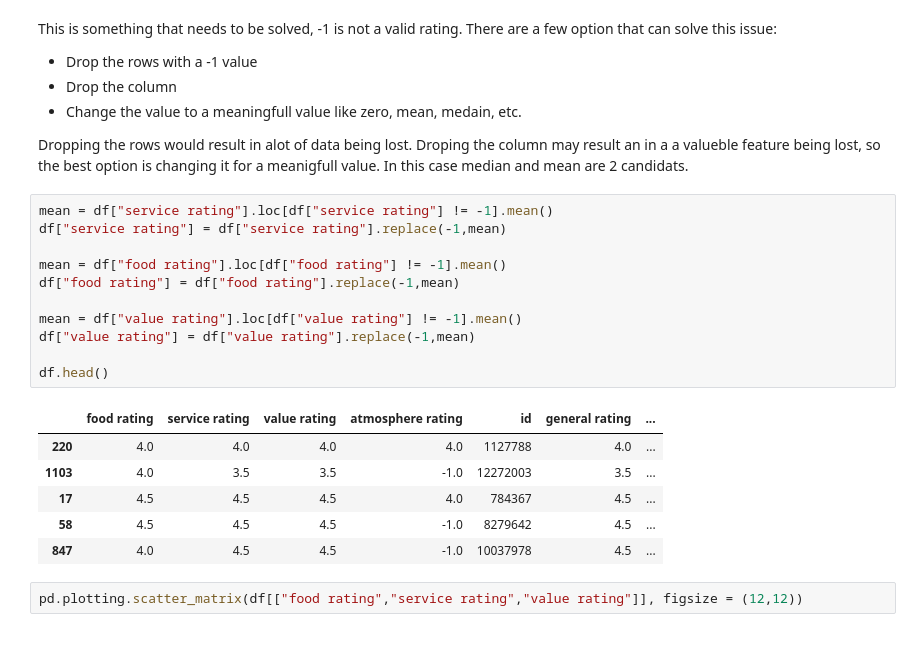
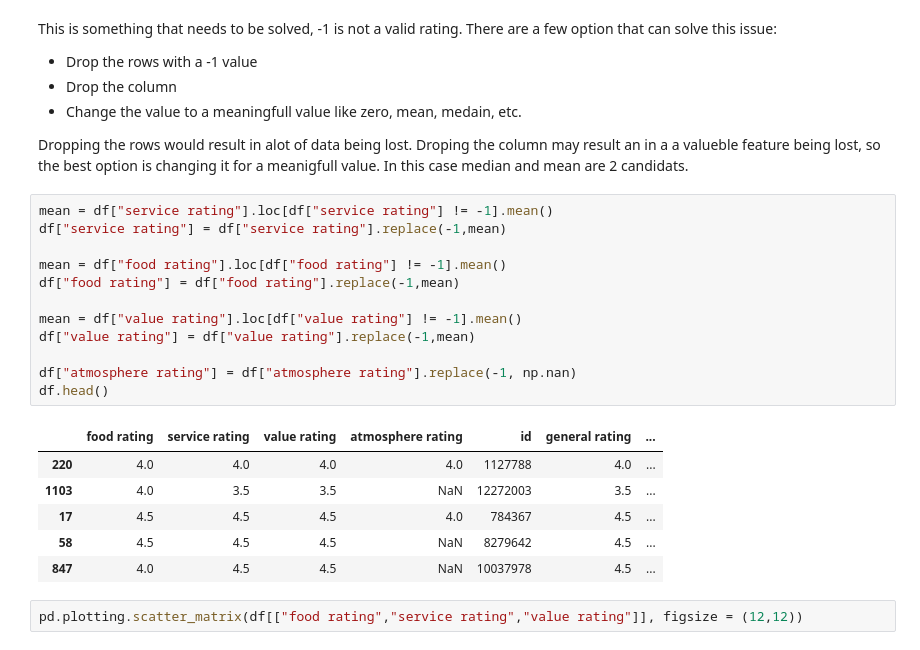
Before and after one commit to brabreda/Machine-learning, a Jupyter notebook: Sprint 1.ipynb, the cells around one changed output. Cells and saved outputs as stored; diff of their text form.

```diff
--- a/Sprint 1.ipynb
+++ b/Sprint 1.ipynb
@@ -168,21 +168,22 @@ Dropping the rows would result in alot of data being lost. Droping the column ma
 # %%
 mean = df["service rating"].loc[df["service rating"] != -1].mean()
 df["service rating"] = df["service rating"].replace(-1,mean)
 
 mean = df["food rating"].loc[df["food rating"] != -1].mean()
 df["food rating"] = df["food rating"].replace(-1,mean)
 
 mean = df["value rating"].loc[df["value rating"] != -1].mean()
 df["value rating"] = df["value rating"].replace(-1,mean)
 
+df["atmosphere rating"] = df["atmosphere rating"].replace(-1, np.nan)
 df.head()
 # %% [output]
 |  | food rating | service rating | value rating | atmosphere rating | id | general rating | ... |
 | 220 | 4.0 | 4.0 | 4.0 | 4.0 | 1127788 | 4.0 | ... |
-| 1103 | 4.0 | 3.5 | 3.5 | -1.0 | 12272003 | 3.5 | ... |
+| 1103 | 4.0 | 3.5 | 3.5 | NaN | 12272003 | 3.5 | ... |
 | 17 | 4.5 | 4.5 | 4.5 | 4.0 | 784367 | 4.5 | ... |
-| 58 | 4.5 | 4.5 | 4.5 | -1.0 | 8279642 | 4.5 | ... |
-| 847 | 4.0 | 4.5 | 4.5 | -1.0 | 10037978 | 4.5 | ... |
+| 58 | 4.5 | 4.5 | 4.5 | NaN | 8279642 | 4.5 | ... |
+| 847 | 4.0 | 4.5 | 4.5 | NaN | 10037978 | 4.5 | ... |
 # %%
 pd.plotting.scatter_matrix(df[["food rating","service rating","value rating"]], figsize = (12,12))
 # %% [output]
```
Also changed, not shown: parts of 16 cells of this notebook.
